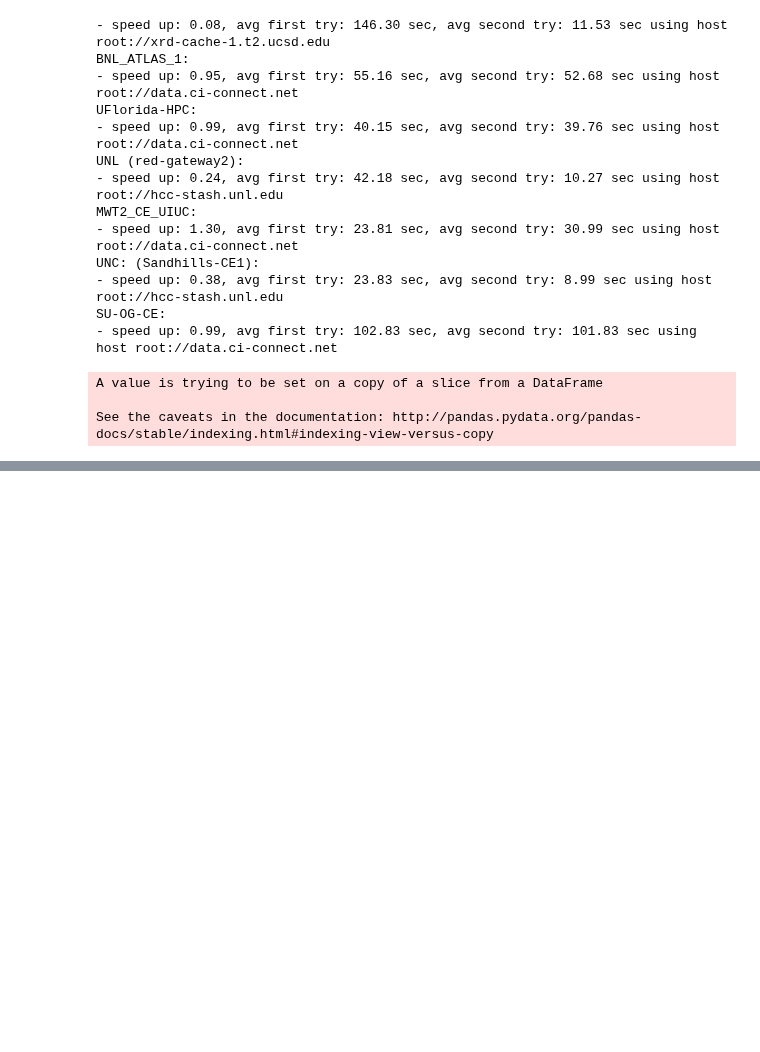
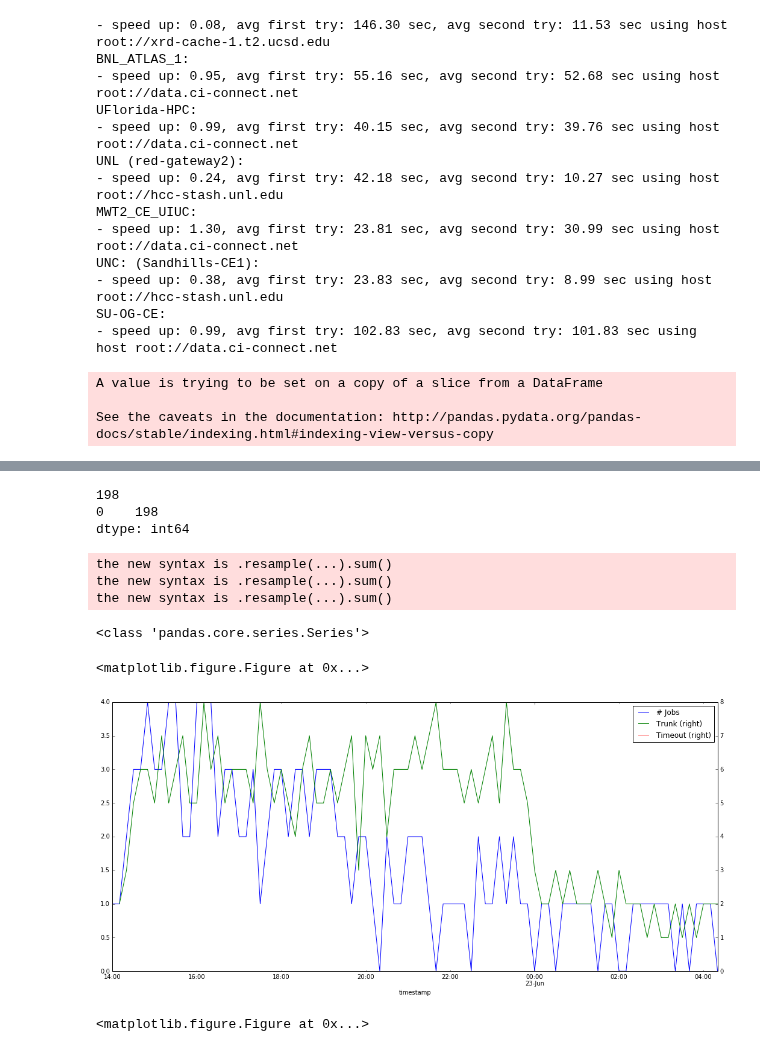
Before and after one commit to ATLAS-Analytics/AnalyticsNotebooks, a Jupyter notebook: Tony/Speed-up Analysis.ipynb, the cells around one changed output, grey strips where cells are left out. Drawn from its saved outputs; the diff is of its cells as text; code cells hidden in the pictures; blank space fills up the shorter version.

```diff
--- a/Tony/Speed-up Analysis.ipynb
+++ b/Tony/Speed-up Analysis.ipynb
@@ -325,18 +206,23 @@ plt.show()
 columns=list(df.columns.values)
 df1=pd.DataFrame(columns=columns)
 for i in range(scroll_size):
-    if df['host'][i]=='root://data.ci-connect.net':
+    if df['host'][i]=='root://xrd-cache-1.t2.ucsd.edu':
         df1=df1.append(df.iloc[[i]])
-print(df1.head(2))
+#print(df1.head(2))
 length=df1.shape[0]
-
-for i in range(10):
+df1['trunk']=0
+df1['timeout']=0
+for i in range(length):
     begin=int(df1['begin'].iloc[i])//1000
     end=int(df1['timestamp'].iloc[i])//1000
-    print(datetime.datetime.fromtimestamp(begin).strftime('%Y-%m-%d %H:%M:%S'))
-    print(datetime.datetime.fromtimestamp(end).strftime('%Y-%m-%d %H:%M:%S'))
+    df1['begin'].iloc[i]=datetime.datetime.fromtimestamp(begin).strftime('%Y-%m-%d %H:%M:%S')
+    df1['timestamp'].iloc[i]=datetime.datetime.fromtimestamp(end).strftime('%Y-%m-%d %H:%M:%S')
+    if df1['status'].iloc[i]=='Trunk Success':
+        df1['trunk'].iloc[i]=1
+    if df1['status'].iloc[i]=='Timeout':
+        df1['timeout'].iloc[i]=1
 
-open1 = pd.concat([pd.Series(1, df1.begin),  # created add 1
-                           pd.Series(-1, df1.timestamp)  # closed substract 1
-                           ]).resample('30Min', how='sum').cumsum()
+df1=df1.set_index(['timestamp'])
+df1.index = pd.to_datetime(df1.index, unit='s')
+print(df1.head(1))
 # %% [output]
@@ -359,0 +244,34 @@ open1 = pd.concat([pd.Series(1, df1.begin),  # created add 1
+# %%
+print(len(df1))
+print(pd.value_counts(df1['timeout'].values, sort=False))
+# %% [output]
+198
+0    198
+dtype: int64
+# %%
+df1['begin']=pd.to_datetime(df1.begin, unit='s')
+#df1['timestamp']=pd.to_datetime(df1.timestamp)
+
+#print(df1.head(2))
+jobs = pd.concat([pd.Series(1, df1.begin), pd.Series(-1, df1.index)]).resample('10Min', how='sum').cumsum()
+
+trunk=df1.trunk.resample('10Min',how='sum')
+timeout=df1.timeout.resample('10Min',how='sum')
+
+plt.figure(figsize=[18, 8])
+jobs.plot(label="# Jobs", legend=True)
+trunk.plot(secondary_y=True, label="Trunk", legend=True)
+timeout.plot(secondary_y=True, label="Timeout", legend=True)
+
+plt.figure(figsize=[18, 8])
+#plt.plot(jobs)
+#plt.ylabel('# concurrent jobs')
+#plt.show()
+# %% [output]
+the new syntax is .resample(...).sum()
+the new syntax is .resample(...).sum()
+the new syntax is .resample(...).sum()
+<class 'pandas.core.series.Series'>
+<matplotlib.figure.Figure at 0x...>
+[figure, added]
+<matplotlib.figure.Figure at 0x...>
```
Also changed, not shown: parts of 8 cells of this notebook, 54 other files.
